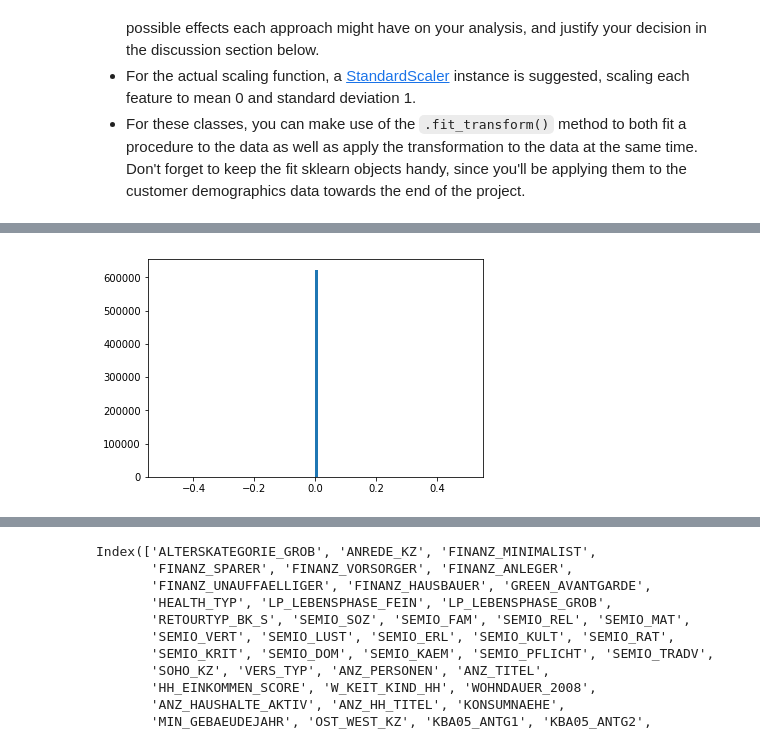
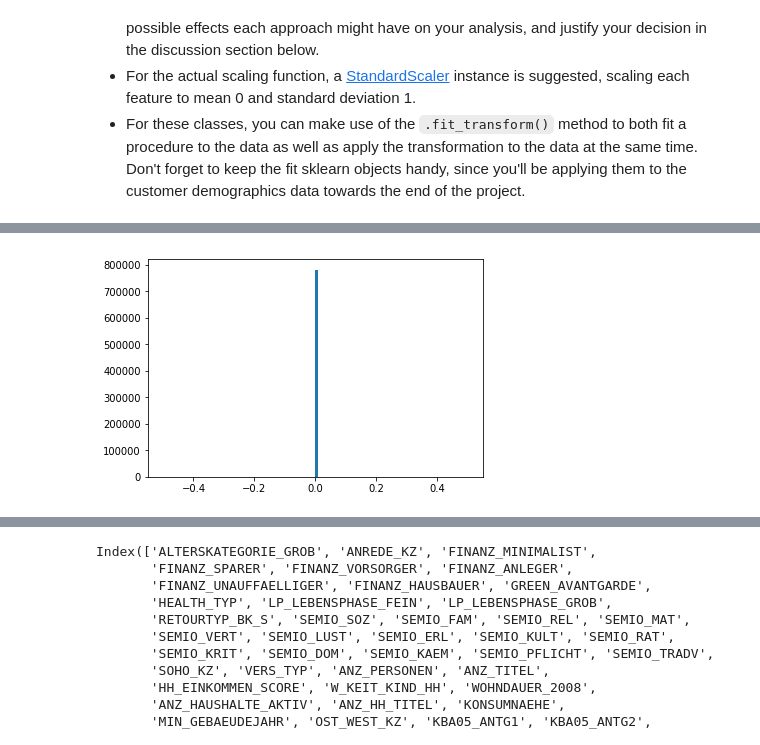
Before and after one commit to JustinAndrews41094/Machine-Learning-Projects, a Jupyter notebook: Identify_Customer_Segments (1).ipynb, the cells around one changed output, grey strips where cells are left out. Drawn from its saved outputs; the diff is of its cells as text; code cells hidden in the pictures.

```diff
--- a/Identify_Customer_Segments (1).ipynb
+++ b/Identify_Customer_Segments (1).ipynb
@@ -1238,0 +1272,6 @@ No_NAN_azdias = engineered_azdias[engineered_azdias.isnull().sum(axis=1) ==0]
+# %%
+from sklearn.preprocessing import Imputer
+imputer_model = Imputer()
+imputed_azdias =imputer_model.fit_transform(engineered_azdias)
+imputed_azdias = pd.DataFrame(imputed_azdias, columns =engineered_azdias.columns )
+imputed_azdias.describe()
@@ -1239,6 +1289,6 @@ No_NAN_azdias = engineered_azdias[engineered_azdias.isnull().sum(axis=1) ==0]
 # %%
-NAN_row_count=No_NAN_azdias.isnull().sum(axis=1)
+NAN_row_count=imputed_azdias.isnull().sum(axis=1)
 plt.hist(NAN_row_count, bins= 100)
 plt.show()
 # %% [output]
-[figure, old version]
+[figure, new version]
```
Also changed, not shown: parts of 54 cells of this notebook, 1 other file.
